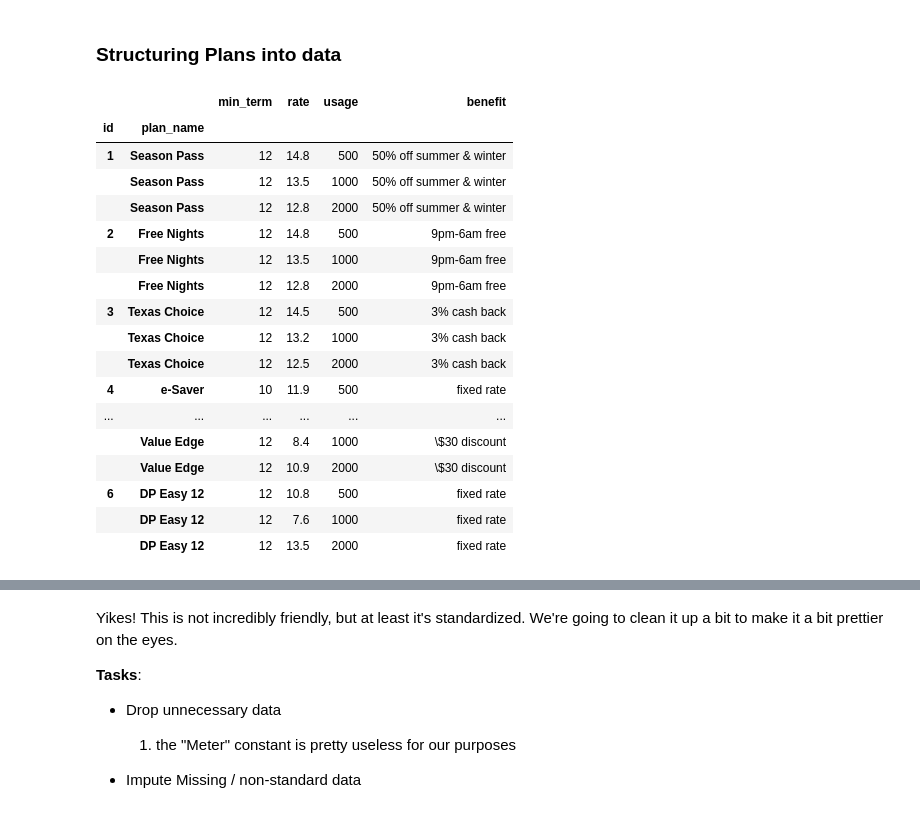
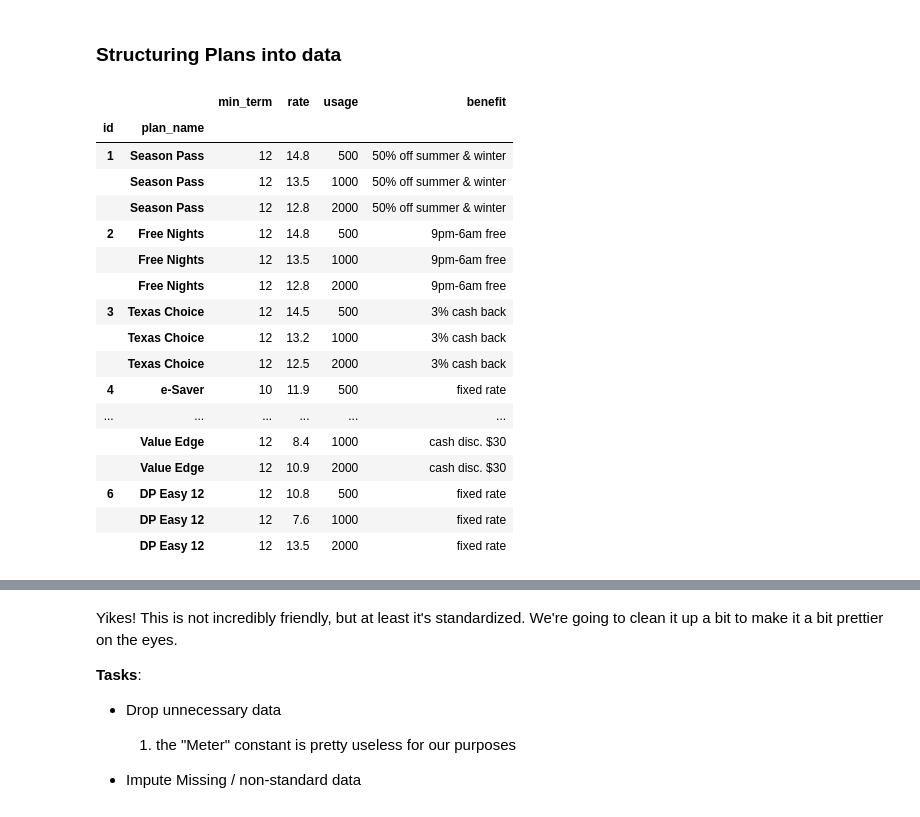
Before and after one commit to boonhapus/energy-usage-analysis, a Jupyter notebook: notebooks/Energy Analysis.ipynb, the cells around one changed output, grey strips where cells are left out. Cells and saved outputs as stored; diff of their text form; code cells hidden in the pictures.

```diff
--- a/notebooks/Energy Analysis.ipynb
+++ b/notebooks/Energy Analysis.ipynb
@@ -113,36 +113,36 @@ pd.set_option('display.expand_frame_repr', False)
 plans = pd.DataFrame({
     'id': [1, 2, 3, 4, 5, 6],
     'plan_name': ['Season Pass', 'Free Nights', 'Texas Choice', 'e-Saver', 'Value Edge', 'DP Easy 12'],
     'min_term': [12, 12, 12, 10, 12, 12],
-    'benefit': ['50% off summer & winter', '9pm-6am free', '3% cash back', 'fixed rate', '\$30 discount', 'fixed rate']
+    'benefit': ['50% off summer & winter', '9pm-6am free', '3% cash back', 'fixed rate', 'cash disc. $30', 'fixed rate']
 })
 
 rates = pd.DataFrame({
     'plan_id': [1, 1, 1, 2, 2, 2, 3, 3, 3, 4, 4, 4, 5, 5, 5, 6, 6, 6],
     'usage': [500, 1000, 2000, 500, 1000, 2000, 500, 1000, 2000, 500, 1000, 2000, 500, 1000, 2000, 500, 1000, 2000],
     'rate': [14.8, 13.5, 12.8, 14.8, 13.5, 12.8, 14.5, 13.2, 12.5, 11.9, 10.9, 11.8, 12.7, 8.4, 10.9, 10.8, 7.6, 13.5]
 })
 
 # prettify for the notebook
 plans.merge(rates.rename(columns={'plan_id': 'id'}), on='id')\
      .set_index(['id', 'plan_name'])\
      [['min_term', 'rate', 'usage', 'benefit']]
 # %% [output]
 |  |  | min_term | rate | usage | benefit |
 | id | plan_name |  |  |  |  |
 | 1 | Season Pass | 12 | 14.8 | 500 | 50% off summer & winter |
 |  | Season Pass | 12 | 13.5 | 1000 | 50% off summer & winter |
 |  | Season Pass | 12 | 12.8 | 2000 | 50% off summer & winter |
 | 2 | Free Nights | 12 | 14.8 | 500 | 9pm-6am free |
 |  | Free Nights | 12 | 13.5 | 1000 | 9pm-6am free |
 |  | Free Nights | 12 | 12.8 | 2000 | 9pm-6am free |
 | 3 | Texas Choice | 12 | 14.5 | 500 | 3% cash back |
 |  | Texas Choice | 12 | 13.2 | 1000 | 3% cash back |
 |  | Texas Choice | 12 | 12.5 | 2000 | 3% cash back |
 | 4 | e-Saver | 10 | 11.9 | 500 | fixed rate |
 | ... | ... | ... | ... | ... | ... |
-|  | Value Edge | 12 | 8.4 | 1000 | \$30 discount |
-|  | Value Edge | 12 | 10.9 | 2000 | \$30 discount |
+|  | Value Edge | 12 | 8.4 | 1000 | cash disc. $30 |
+|  | Value Edge | 12 | 10.9 | 2000 | cash disc. $30 |
 | 6 | DP Easy 12 | 12 | 10.8 | 500 | fixed rate |
 |  | DP Easy 12 | 12 | 7.6 | 1000 | fixed rate |
 |  | DP Easy 12 | 12 | 13.5 | 2000 | fixed rate |
```
